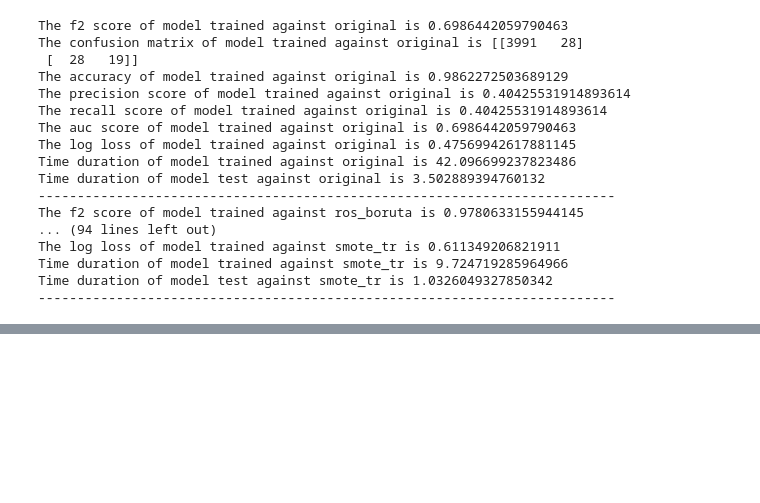
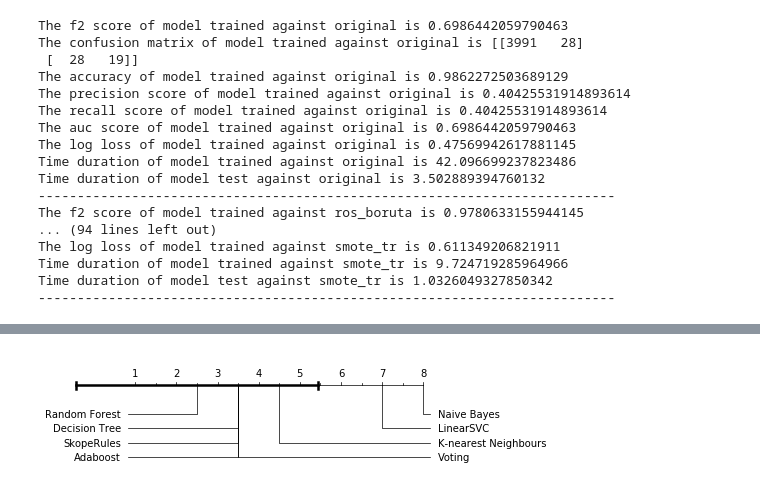
Before and after one commit to RichardChangCA/H-1B-Visa-Classification-and-Machine-Learning-Model-Evaluation, a Jupyter notebook: project.ipynb, the cells around one changed output, grey strips where cells are left out. Cells and saved outputs as stored; diff of their text form; code cells hidden in the pictures; blank space fills up the shorter version.

```diff
--- a/project.ipynb
+++ b/project.ipynb
@@ -978,0 +1377,7 @@ Time duration of model test against smote_tr is 1.0326049327850342
+# %%
+#draw the Nemenyi diagarm
+alg_names = ["Decision Tree", "LinearSVC", "K-nearest Neighbours", "Naive Bayes", "SkopeRules",
+             "Random Forest", "Adaboost", "Voting"]
+graph_ranks(avranks= avgrank, names = alg_names, cd = b_critical_diff, cdmethod=5)
+# %% [output]
+[figure, added]
```
Also changed, not shown: parts of 12 cells of this notebook.
